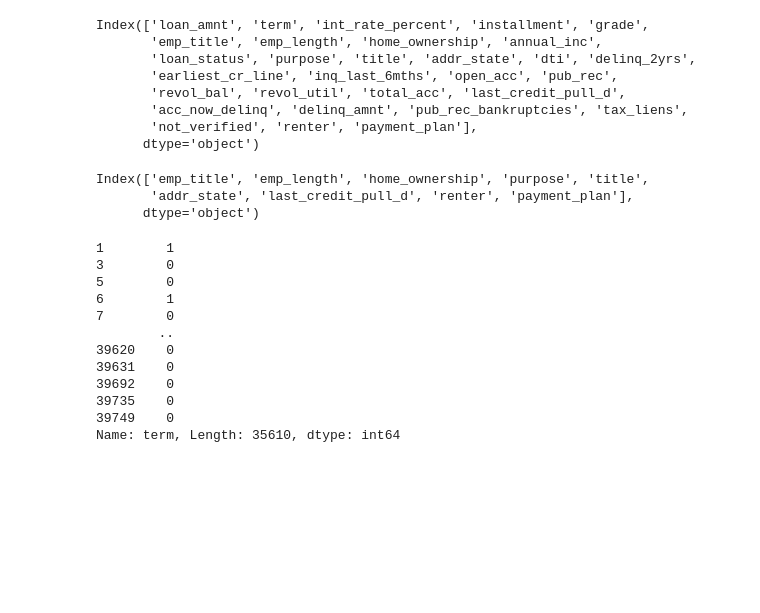
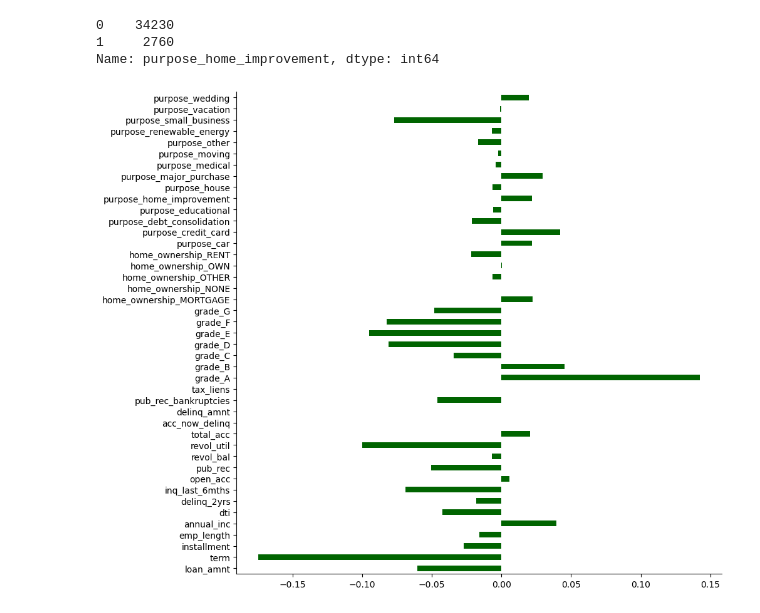
Before and after one commit to Mschaid/credit_modeling, a Jupyter notebook: notebooks/loans_EDA.ipynb, the cells around one changed output. Saved outputs shown, nothing was run; the diff lists cells and outputs as text; code cells hidden in the pictures; blank space fills up the shorter version.

Commit message:
updated EDA, data processor and begin modeling

```diff
--- a/notebooks/loans_EDA.ipynb
+++ b/notebooks/loans_EDA.ipynb
@@ -9,7 +9,7 @@ import re
 import seaborn as sns
 import seaborn.objects as so
 # %%
-raw_data = pd.read_csv(r'C:\Users\mds8301\Documents\Github\credit_modeling\data\loans_2007.csv', low_memory=False)
+raw_data = pd.read_csv(r'/Users/michaelschaid/GitHub/credit_modeling/data/loans_2007.csv', low_memory=False)
 # %%
 def clean_loans(df):
 
@@ -27,27 +27,23 @@ def clean_loans(df):
 
     data_leak_cols = ['out_prncp', 'out_prncp_inv', 'total_pymnt','total_pymnt_inv', 'total_rec_prncp',
                       'total_rec_int', 'total_rec_late_fee', 'recoveries', 'collection_recovery_fee',
-                      'funded_amnt', 'funded_amnt_inv','issue_d', 'last_pymnt_d', 'last_pymnt_amnt'
-                      ]
+                      'funded_amnt', 'funded_amnt_inv','issue_d', 'pymnt_plan','last_pymnt_d', 'last_pymnt_amnt', 'int_rate']
 
-    non_useful_cols = ['title','emp_title' ]
-    edited_cols = ['verification_status', 'sub_grade', 'id', 'member_id','verification_status','pymnt_plan', 'zip_code']
+    non_useful_cols = ['title','emp_title', 'last_credit_pull_d', 'earliest_cr_line','addr_state']
+    edited_cols = ['verification_status', 'sub_grade', 'id', 'member_id','verification_status', 'zip_code', 'addr_state']
 
-    columns_to_drop = [*missing_data_cols, *data_leak_cols, *edited_cols, *non_uniq_cols]
+    columns_to_drop = [*missing_data_cols, *data_leak_cols, *edited_cols, *non_uniq_cols, *non_useful_cols]
 
     ordinal_grade_type = pd.CategoricalDtype(categories = sorted(df.grade.dropna().unique()), ordered = True)
 
     return(
         df
         .iloc[:-2]
-        .rename(columns = {'int_rate':'int_rate_percent' })
-        .assign(int_rate_percent = lambda df_: df_.int_rate_percent.str.replace('%','').astype(float),
+        .assign(purpose = lambda df_: df_.purpose.astype('category'),
+                home_ownership = lambda df_: df_.home_ownership.astype('category'),
                 grade = lambda df_: df_.grade.astype(ordinal_grade_type),
-                emp_length = lambda df_: df_.emp_length.str.replace('\D', '', regex = True),
-                not_verified = lambda df_: df_.verification_status.str.contains('[nN]ot').astype(bool),
-                renter = lambda df_: df_.home_ownership.str.contains('RENT'),
-                payment_plan = lambda df_: df_.pymnt_plan.str.contains('y'),
-                earliest_cr_line = lambda df_: pd.to_datetime(df_.earliest_cr_line),
+                emp_length = lambda df_: df_.emp_length.str.replace('\D', '', regex = True).dropna().astype(int),
+                verification_status = lambda df_: df_.verification_status.astype('category'),
                 revol_util = lambda df_: df_.revol_util.str.replace('%', '').astype(float)
                 )
         .drop(columns = columns_to_drop)
@@ -61,3 +57,6 @@ def clean_loans(df):
             )
 
         )
+
+loans = clean_loans(raw_data)
+loans
@@ -64,33 +77,21 @@ def clean_loans(df):
-# %%
-loans = clean_loans(raw_data)
-loans.columns
-# %% [output]
-Index(['loan_amnt', 'term', 'int_rate_percent', 'installment', 'grade',
-       'emp_title', 'emp_length', 'home_ownership', 'annual_inc',
-       'loan_status', 'purpose', 'title', 'addr_state', 'dti', 'delinq_2yrs',
-       'earliest_cr_line', 'inq_last_6mths', 'open_acc', 'pub_rec',
-       'revol_bal', 'revol_util', 'total_acc', 'last_credit_pull_d',
-       'acc_now_delinq', 'delinq_amnt', 'pub_rec_bankruptcies', 'tax_liens',
-       'not_verified', 'renter', 'payment_plan'],
-      dtype='object')
-# %%
-loans.select_dtypes('object').columns
-# %% [output]
-Index(['emp_title', 'emp_length', 'home_ownership', 'purpose', 'title',
-       'addr_state', 'last_credit_pull_d', 'renter', 'payment_plan'],
-      dtype='object')
-# %%
-loans.term
-# %% [output]
-1        1
-3        0
-5        0
-6        1
-7        0
-        ..
-39620    0
-39631    0
-39692    0
-39735    0
-39749    0
-Name: term, Length: 35610, dtype: int64
+# %%
+def concat_dummies(df, cols):
+    dummy_df = pd.get_dummies(df[cols])
+    return (
+        pd.concat([df, dummy_df], axis=1)
+        .drop(columns=cols)
+                  )
+# %%
+loans_dum = concat_dummies(loans, cols = loans.select_dtypes('category').columns)
+# %%
+loans_dum.purpose_home_improvement.value_counts(dropna=False)
+# %% [output]
+0    34230
+1     2760
+Name: purpose_home_improvement, dtype: int64
+# %%
+loan_corr = loans_dum.corr()['loan_status'].drop(index='loan_status')
+loan_corr.plot.barh(color='darkgreen', figsize=(10,10))
+sns.despine()
+# %% [output]
+[figure, added]
```
Also changed, not shown: parts of 2 cells of this notebook, 3 other files.
